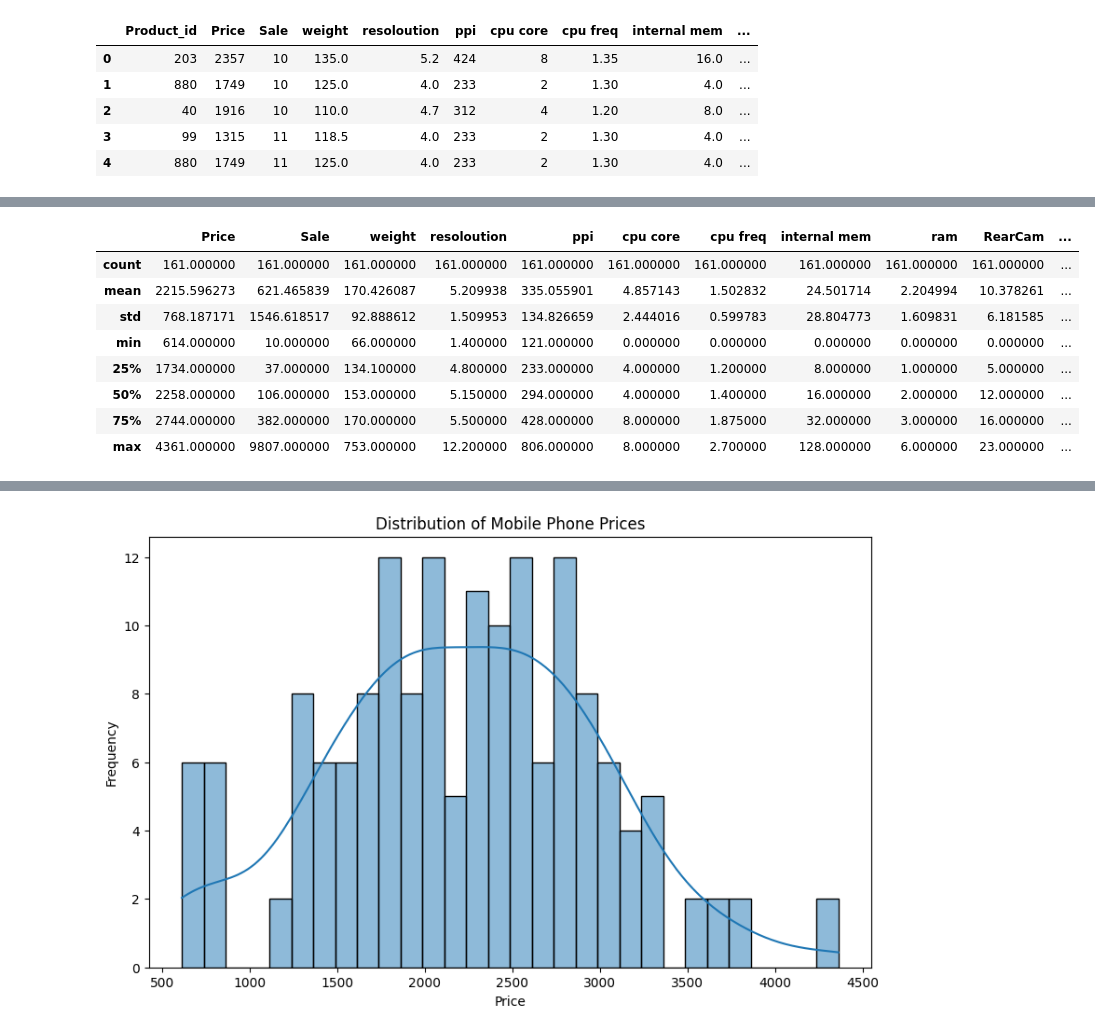
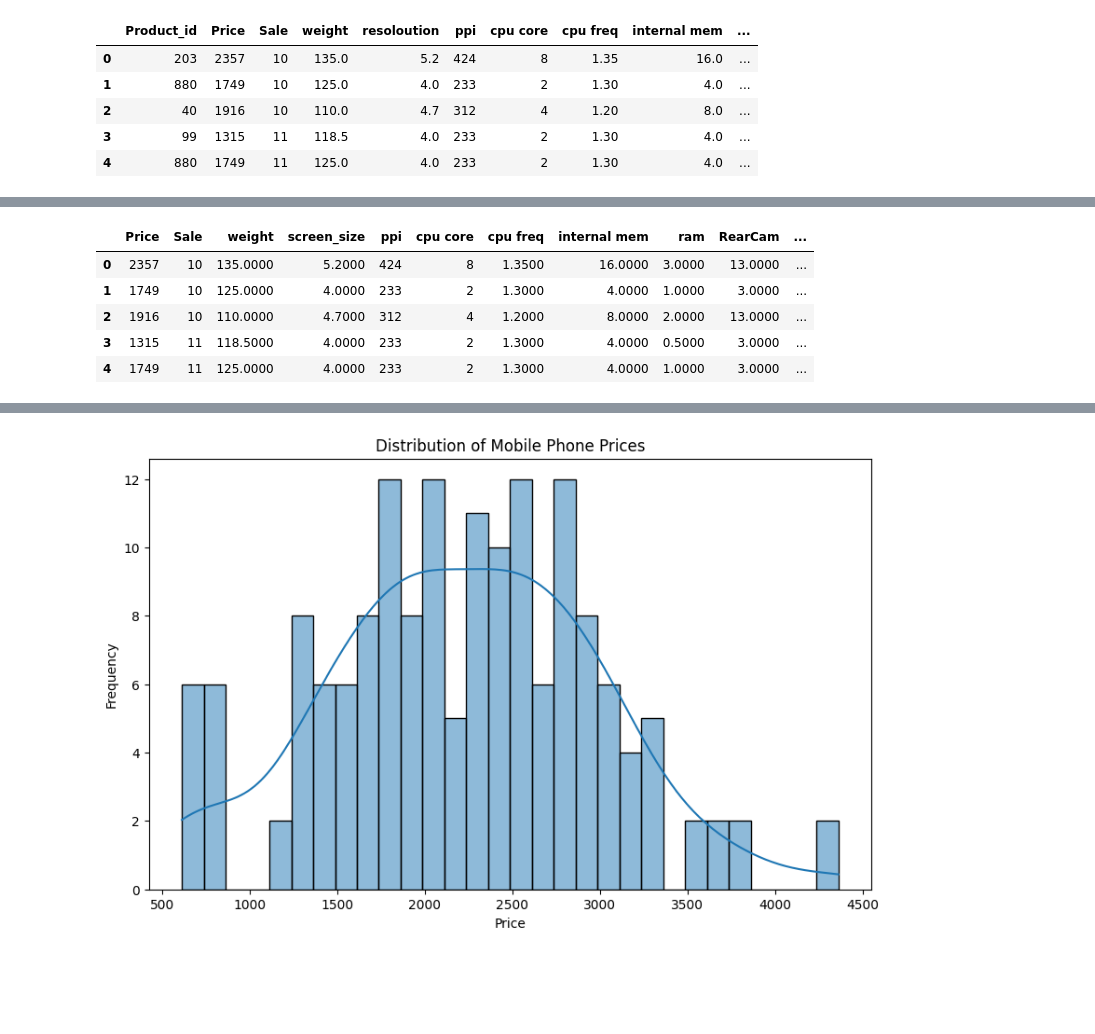
Before and after one commit to zKushal/Mobile_Price_Prediction, a Jupyter notebook: notebook/Prediction.ipynb, the cells around one changed output, grey strips where cells are left out. Saved outputs shown, nothing was run; the diff lists cells and outputs as text; code cells hidden in the pictures; blank space fills up the shorter version.

```diff
--- a/notebook/Prediction.ipynb
+++ b/notebook/Prediction.ipynb
@@ -16,3 +22,12 @@ df.head()
+# %%
+df = df.rename(columns={"resoloution": "screen_size"})
+# %%
+df["ram"] = df["ram"].replace({
+    0.512: 0.5,
+    1.000: 1,
+    1.500: 2,
+    3.000: 3
+})
 # %%
 df.info()
 # %% [output]
@@ -33,9 +48,6 @@ Data columns (total 14 columns):
  13  thickness     161 non-null    float64
 dtypes: float64(8), int64(6)
 memory usage: 17.7 KB
-# %%
-pd.set_option("display.max_columns", None)
-pd.set_option("display.max_rows", None)
 # %%
 df.head()
 # %% [output]
@@ -45,3 +57,5 @@ df.head()
 | 2 | 40 | 1916 | 10 | 110.0 | 4.7 | 312 | 4 | 1.20 | 8.0 | ... |
 | 3 | 99 | 1315 | 11 | 118.5 | 4.0 | 233 | 2 | 1.30 | 4.0 | ... |
 | 4 | 880 | 1749 | 11 | 125.0 | 4.0 | 233 | 2 | 1.30 | 4.0 | ... |
+# %%
+df = df.drop_duplicates()
@@ -134,14 +123,11 @@ df[df.duplicated()]
 # %%
 df.drop('Product_id', axis=1, inplace=True)
 # %%
-df.describe()
+df.head()
 # %% [output]
-|  | Price | Sale | weight | resoloution | ppi | cpu core | cpu freq | internal mem | ram | RearCam | ... |
-| count | 161.000000 | 161.000000 | 161.000000 | 161.000000 | 161.000000 | 161.000000 | 161.000000 | 161.000000 | 161.000000 | 161.000000 | ... |
-| mean | 2215.596273 | 621.465839 | 170.426087 | 5.209938 | 335.055901 | 4.857143 | 1.502832 | 24.501714 | 2.204994 | 10.378261 | ... |
-| std | 768.187171 | 1546.618517 | 92.888612 | 1.509953 | 134.826659 | 2.444016 | 0.599783 | 28.804773 | 1.609831 | 6.181585 | ... |
-| min | 614.000000 | 10.000000 | 66.000000 | 1.400000 | 121.000000 | 0.000000 | 0.000000 | 0.000000 | 0.000000 | 0.000000 | ... |
-| 25% | 1734.000000 | 37.000000 | 134.100000 | 4.800000 | 233.000000 | 4.000000 | 1.200000 | 8.000000 | 1.000000 | 5.000000 | ... |
-| 50% | 2258.000000 | 106.000000 | 153.000000 | 5.150000 | 294.000000 | 4.000000 | 1.400000 | 16.000000 | 2.000000 | 12.000000 | ... |
-| 75% | 2744.000000 | 382.000000 | 170.000000 | 5.500000 | 428.000000 | 8.000000 | 1.875000 | 32.000000 | 3.000000 | 16.000000 | ... |
-| max | 4361.000000 | 9807.000000 | 753.000000 | 12.200000 | 806.000000 | 8.000000 | 2.700000 | 128.000000 | 6.000000 | 23.000000 | ... |
+|  | Price | Sale | weight | screen_size | ppi | cpu core | cpu freq | internal mem | ram | RearCam | ... |
+| 0 | 2357 | 10 | 135.0000 | 5.2000 | 424 | 8 | 1.3500 | 16.0000 | 3.0000 | 13.0000 | ... |
+| 1 | 1749 | 10 | 125.0000 | 4.0000 | 233 | 2 | 1.3000 | 4.0000 | 1.0000 | 3.0000 | ... |
+| 2 | 1916 | 10 | 110.0000 | 4.7000 | 312 | 4 | 1.2000 | 8.0000 | 2.0000 | 13.0000 | ... |
+| 3 | 1315 | 11 | 118.5000 | 4.0000 | 233 | 2 | 1.3000 | 4.0000 | 0.5000 | 3.0000 | ... |
+| 4 | 1749 | 11 | 125.0000 | 4.0000 | 233 | 2 | 1.3000 | 4.0000 | 1.0000 | 3.0000 | ... |
```
Also changed, not shown: parts of 36 cells of this notebook, 2 other files.
